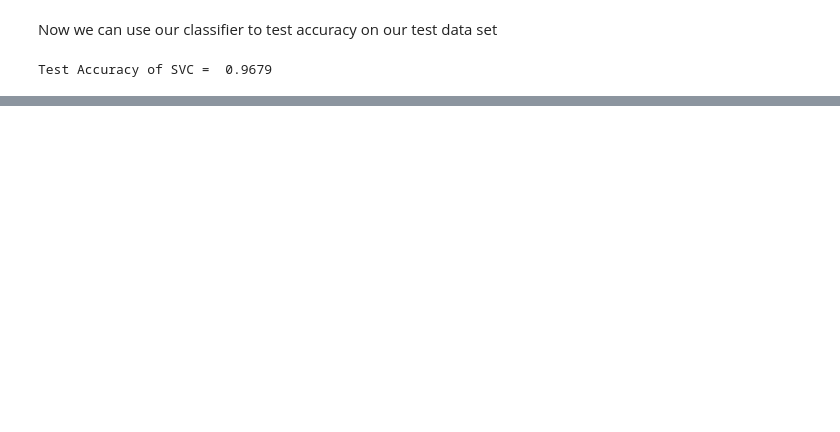
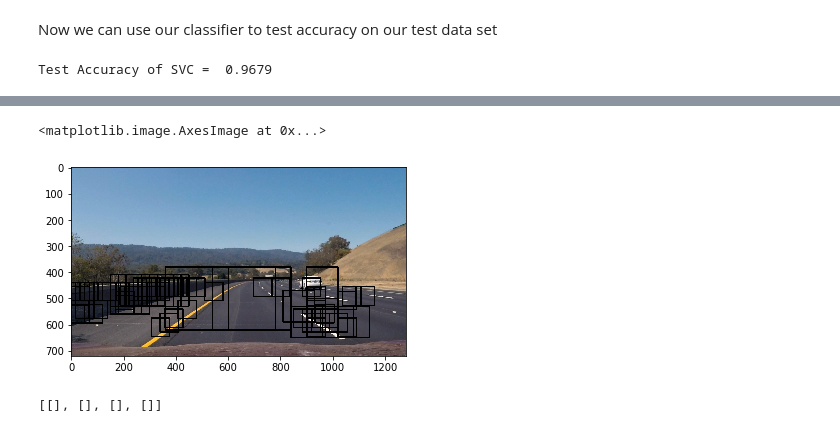
Before and after one commit to tiandiao123/Vehicle-Detection, a Jupyter notebook: Vehicle Detection.ipynb, the cells around one changed output, grey strips where cells are left out. Cells and saved outputs as stored; diff of their text form; code cells hidden in the pictures; blank space fills up the shorter version.

```diff
--- a/Vehicle Detection.ipynb
+++ b/Vehicle Detection.ipynb
@@ -208,0 +271,30 @@ Test Accuracy of SVC =  0.9679
+# %%
+#Got an idea from the forum and referenced some codes from there
+def get_rectangle_cars(image):
+    hot_windows = []
+    all_windows = []
+
+    X_start_stop =[[None,None],[None,None],[None,None],[None,None]]
+    #w0,w1,w2,w3 = 240,180,120,70
+    #o0,o1,o2,o3 = 0.75,0.75,0.75,0.75
+    XY_window = [(240,240),(180,180),[120,120],[70,70]]
+    XY_overlap = [(0.75,0.75),(0.75,0.75),(0.75,0.75),(0.75,0.75)]
+    #yi0,yi1,yi2,yi3 = 380,380,395,405
+    Y_start_stop =[[380,655],[380,655],[380,655],[405,655]]
+
+
+
+    for i in range(len(Y_start_stop)):
+        windows = slide_window(image, x_start_stop=X_start_stop[i], y_start_stop=Y_start_stop[i],
+                            xy_window=XY_window[i], xy_overlap=XY_overlap[i])
+
+        all_windows += [windows]
+
+        hot_windows +=  search_windows(image, windows, svc, X_scaler, color_space=color_space,
+                            spatial_size=spatial_size, hist_bins=hist_bins,
+                            orient=orient, pix_per_cell=pix_per_cell,
+                            cell_per_block=cell_per_block,
+                            hog_channel=hog_channel, spatial_feat=spatial_feat,
+                            hist_feat=hist_feat, hog_feat=hog_feat)
+
+    return hot_windows,all_windows
@@ -208,0 +309,11 @@ Test Accuracy of SVC =  0.9679
+# %%
+draw_image = np.copy(test_image)
+window_img = draw_boxes(draw_image, hot_windows, color=(0, 0, 1), thick=4)
+plt.imshow(window_img)
+# %% [output]
+<matplotlib.image.AxesImage at 0x...>
+[figure, added]
+# %%
+all_windows
+# %% [output]
+[[], [], [], []]
```
Also changed, not shown: parts of 8 cells of this notebook, 3 other files.
